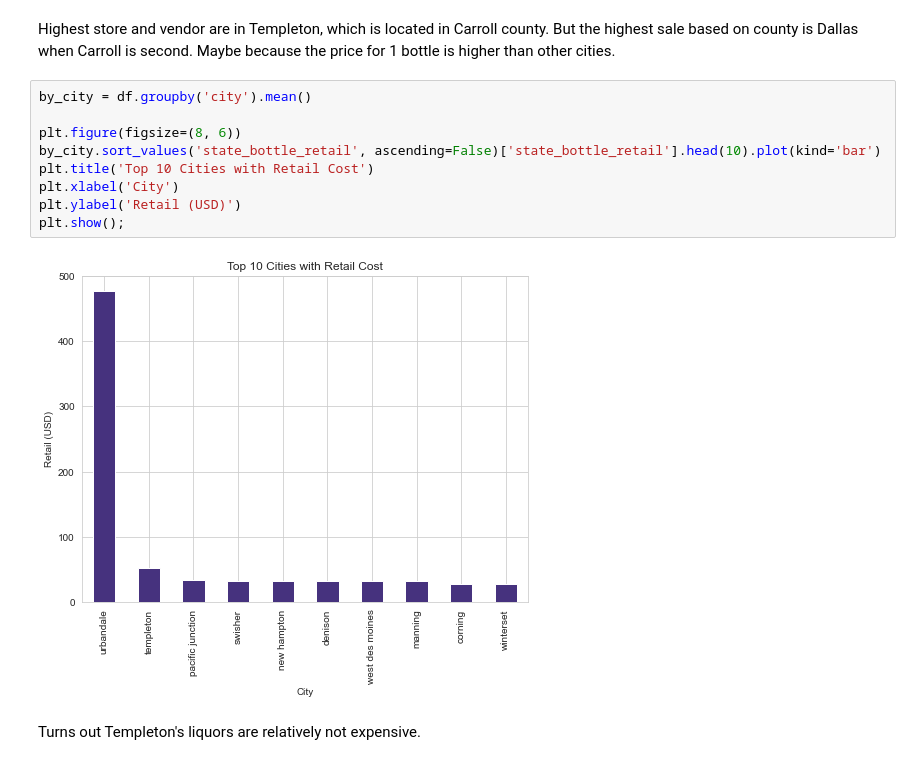
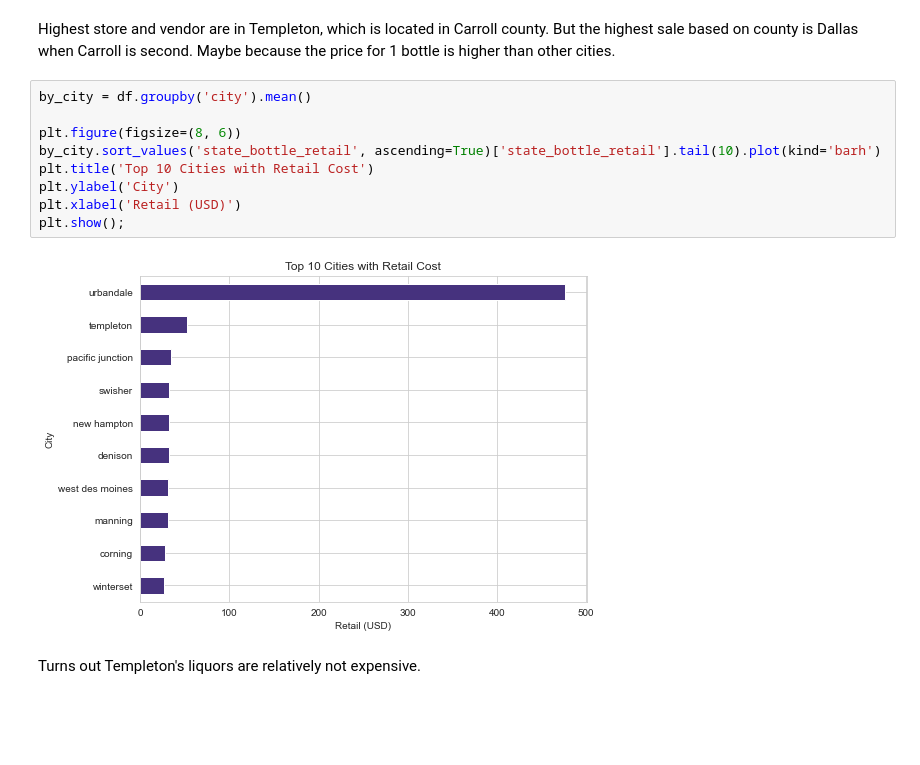
Before and after one commit to jafar-shodiq/mlearning-proj, a Jupyter notebook: project/exploring-iowa-liquor-sales/sales.ipynb, the cells around one changed output. Drawn from its saved outputs; the diff is of its cells as text; blank space fills up the shorter version.

```diff
--- a/project/exploring-iowa-liquor-sales/sales.ipynb
+++ b/project/exploring-iowa-liquor-sales/sales.ipynb
@@ -2015,14 +1997,14 @@ Highest store and vendor are in Templeton, which is located in Carroll county. B
 # %%
 by_city = df.groupby('city').mean()
 
 plt.figure(figsize=(8, 6))
-by_city.sort_values('state_bottle_retail', ascending=False)['state_bottle_retail'].head(10).plot(kind='bar')
+by_city.sort_values('state_bottle_retail', ascending=True)['state_bottle_retail'].tail(10).plot(kind='barh')
 plt.title('Top 10 Cities with Retail Cost')
-plt.xlabel('City')
-plt.ylabel('Retail (USD)')
+plt.ylabel('City')
+plt.xlabel('Retail (USD)')
 plt.show();
 # %% [output]
-[figure, old version]
+[figure, new version]
 # %% [markdown]
 Turns out Templeton's liquors are relatively not expensive.
 # %%
```
Also changed, not shown: parts of 58 cells of this notebook.
